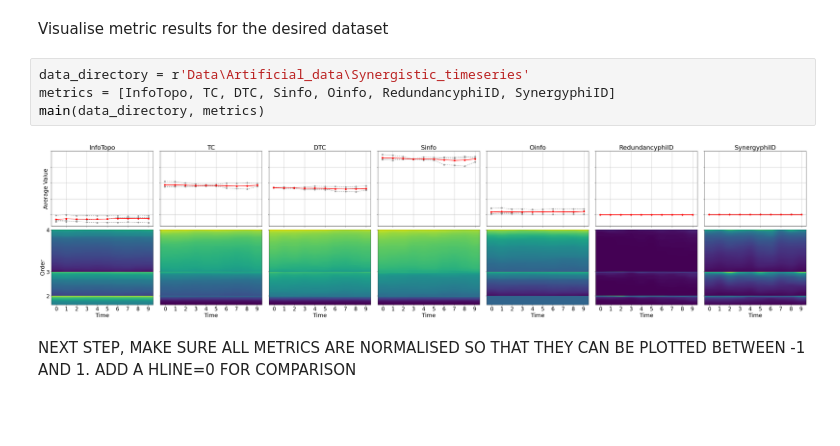
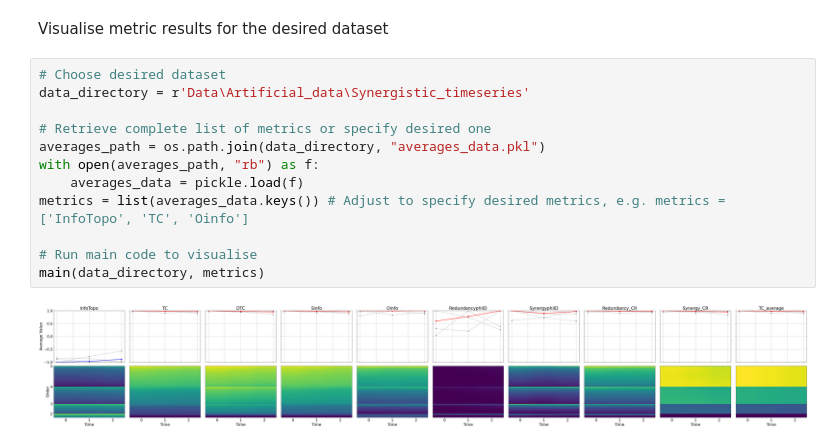
Before and after one commit to cyrilrommens/PhD_2, a Jupyter notebook: Metric_visualisation.ipynb, the cells around one changed output. Drawn from its saved outputs; the diff is of its cells as text; blank space fills up the shorter version.

```diff
--- a/Metric_visualisation.ipynb
+++ b/Metric_visualisation.ipynb
@@ -74,10 +111,16 @@ def main(data_dir, metrics_classes):
 # %% [markdown]
 Visualise metric results for the desired dataset
-# %%
-data_directory = r'Data\Artificial_data\Synergistic_timeseries'
-metrics = [InfoTopo, TC, DTC, Sinfo, Oinfo, RedundancyphiID, SynergyphiID]
-main(data_directory, metrics)
-# %% [output]
-[figure, removed]
-# %% [markdown]
-NEXT STEP, MAKE SURE ALL METRICS ARE NORMALISED SO THAT THEY CAN BE PLOTTED BETWEEN -1 AND 1. ADD A HLINE=0 FOR COMPARISON
+# %%
+# Choose desired dataset
+data_directory = r'Data\Artificial_data\Synergistic_timeseries'
+
+# Retrieve complete list of metrics or specify desired one
+averages_path = os.path.join(data_directory, "averages_data.pkl")
+with open(averages_path, "rb") as f:
+    averages_data = pickle.load(f)
+metrics = list(averages_data.keys()) # Adjust to specify desired metrics, e.g. metrics = ['InfoTopo', 'TC', 'Oinfo']
+
+# Run main code to visualise
+main(data_directory, metrics)
+# %% [output]
+[figure, added]
```
Also changed, not shown: parts of 2 cells of this notebook, 5 other files.
